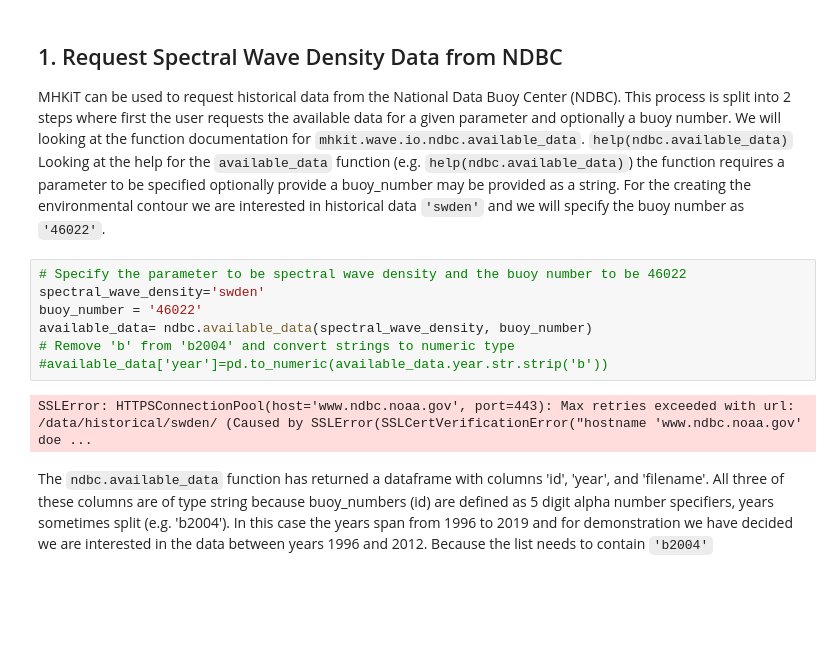
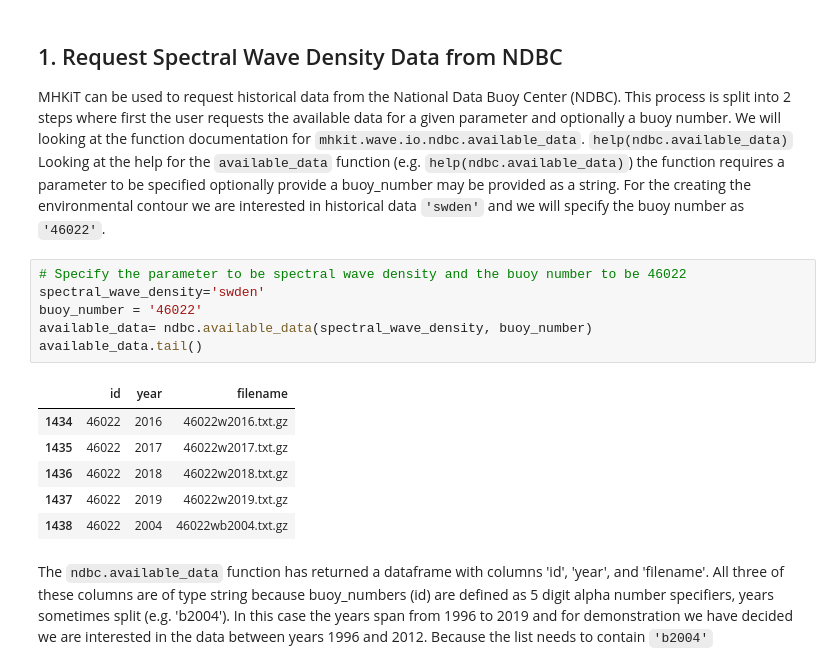
Before and after one commit to MHKiT-Software/MHKiT-Python, a Jupyter notebook: examples/environmental_contours.ipynb, the cells around one changed output. Saved outputs shown, nothing was run; the diff lists cells and outputs as text; blank space fills up the shorter version.

```diff
--- a/examples/environmental_contours.ipynb
+++ b/examples/environmental_contours.ipynb
@@ -26,12 +27,16 @@ Looking at the help for the `available_data` function (e.g. `help(ndbc.available
 # %%
 # Specify the parameter to be spectral wave density and the buoy number to be 46022
 spectral_wave_density='swden'
 buoy_number = '46022'
 available_data= ndbc.available_data(spectral_wave_density, buoy_number)
-# Remove 'b' from 'b2004' and convert strings to numeric type
-#available_data['year']=pd.to_numeric(available_data.year.str.strip('b'))
+available_data.tail()
 # %% [output]
-SSLError: HTTPSConnectionPool(host='www.ndbc.noaa.gov', port=443): Max retries exceeded with url: /data/historical/swden/ (Caused by SSLError(SSLCertVerificationError("hostname 'www.ndbc.noaa.gov' doe ...
+|  | id | year | filename |
+| 1434 | 46022 | 2016 | 46022w2016.txt.gz |
+| 1435 | 46022 | 2017 | 46022w2017.txt.gz |
+| 1436 | 46022 | 2018 | 46022w2018.txt.gz |
+| 1437 | 46022 | 2019 | 46022w2019.txt.gz |
+| 1438 | 46022 | 2004 | 46022wb2004.txt.gz |
 # %% [markdown]
 The `ndbc.available_data` function has returned a dataframe with columns 'id', 'year', and 'filename'. All three of these columns are of type string because buoy_numbers (id) are defined as 5 digit alpha number specifiers, years sometimes split (e.g. 'b2004').  In this case the years span from 1996 to 2019 and for demonstration we have decided we are interested in the data between years 1996 and 2012. Because the list needs to contain `'b2004'`
 # %%
```
Also changed, not shown: parts of 7 cells of this notebook.
